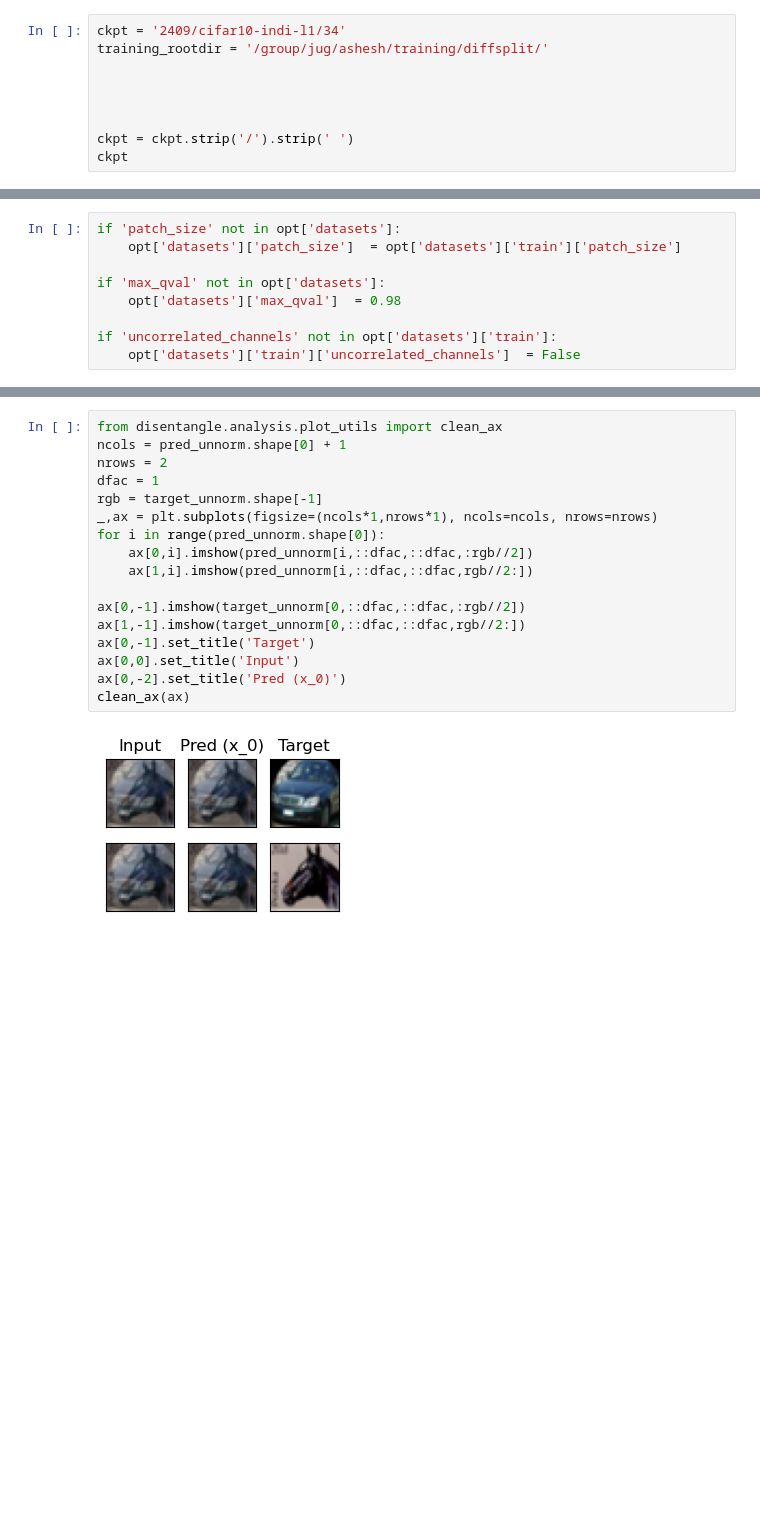
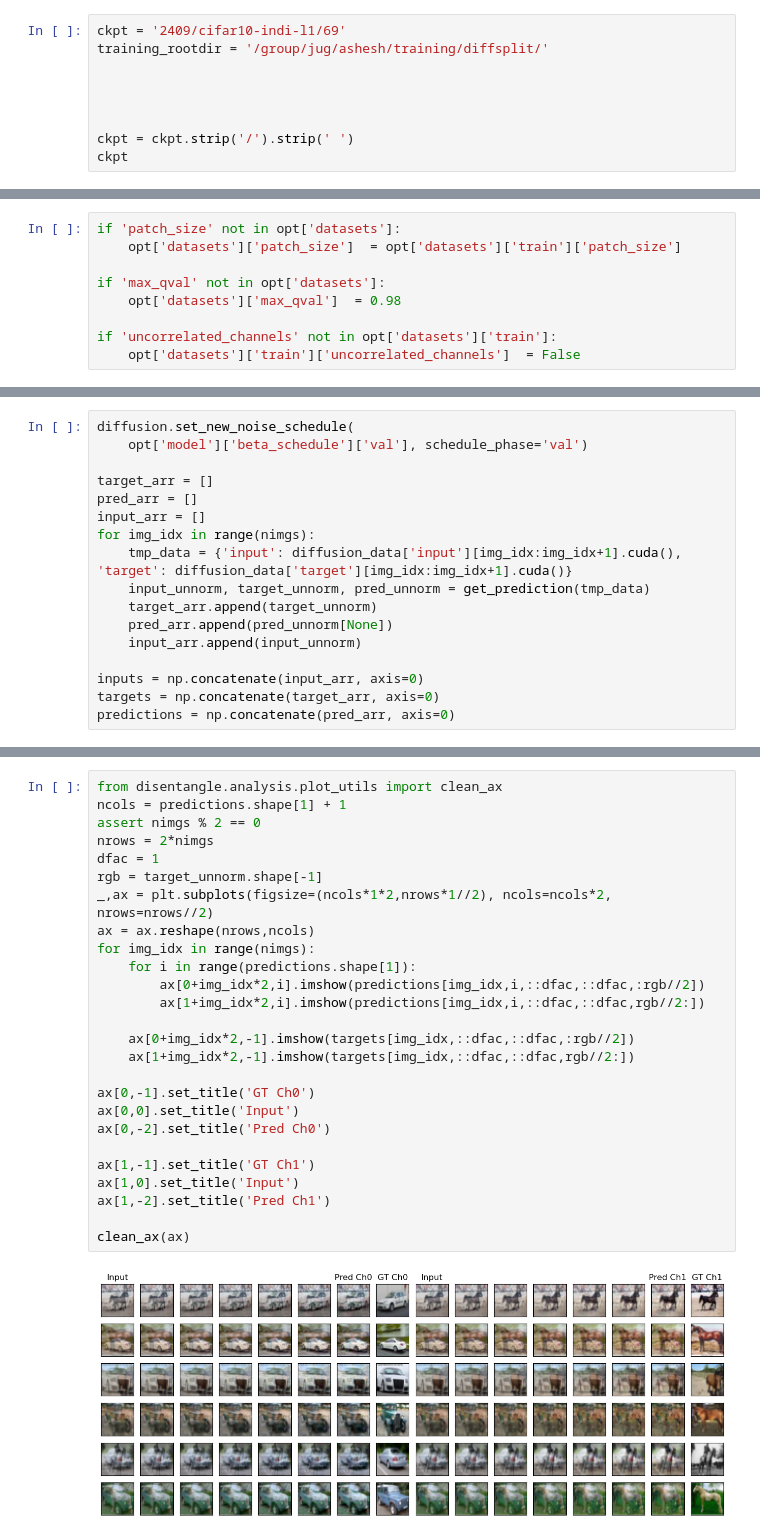
Before and after one commit to rayanirban/DiffSplitting, a Jupyter notebook: notebooks/Evaluate.ipynb, the cells around one changed output, grey strips where cells are left out. Saved outputs shown, nothing was run; the diff lists cells and outputs as text; blank space fills up the shorter version.

```diff
--- a/notebooks/Evaluate.ipynb
+++ b/notebooks/Evaluate.ipynb
@@ -2,7 +2,7 @@
 import sys
 sys.path.append('..')
 # %%
-ckpt = '2409/cifar10-indi-l1/34'
+ckpt = '2409/cifar10-indi-l1/69'
 training_rootdir = '/group/jug/ashesh/training/diffsplit/'
 
 
@@ -155,0 +197,17 @@ float64
+# %%
+diffusion.set_new_noise_schedule(
+    opt['model']['beta_schedule']['val'], schedule_phase='val')
+
+target_arr = []
+pred_arr = []
+input_arr = []
+for img_idx in range(nimgs):
+    tmp_data = {'input': diffusion_data['input'][img_idx:img_idx+1].cuda(), 'target': diffusion_data['target'][img_idx:img_idx+1].cuda()}
+    input_unnorm, target_unnorm, pred_unnorm = get_prediction(tmp_data)
+    target_arr.append(target_unnorm)
+    pred_arr.append(pred_unnorm[None])
+    input_arr.append(input_unnorm)
+
+inputs = np.concatenate(input_arr, axis=0)
+targets = np.concatenate(target_arr, axis=0)
+predictions = np.concatenate(pred_arr, axis=0)
@@ -156,19 +218,28 @@ float64
 # %%
 from disentangle.analysis.plot_utils import clean_ax
-ncols = pred_unnorm.shape[0] + 1
-nrows = 2
+ncols = predictions.shape[1] + 1
+assert nimgs % 2 == 0
+nrows = 2*nimgs
 dfac = 1
 rgb = target_unnorm.shape[-1]
-_,ax = plt.subplots(figsize=(ncols*1,nrows*1), ncols=ncols, nrows=nrows)
-for i in range(pred_unnorm.shape[0]):
-    ax[0,i].imshow(pred_unnorm[i,::dfac,::dfac,:rgb//2])
-    ax[1,i].imshow(pred_unnorm[i,::dfac,::dfac,rgb//2:])
+_,ax = plt.subplots(figsize=(ncols*1*2,nrows*1//2), ncols=ncols*2, nrows=nrows//2)
+ax = ax.reshape(nrows,ncols)
+for img_idx in range(nimgs):
+    for i in range(predictions.shape[1]):
+        ax[0+img_idx*2,i].imshow(predictions[img_idx,i,::dfac,::dfac,:rgb//2])
+        ax[1+img_idx*2,i].imshow(predictions[img_idx,i,::dfac,::dfac,rgb//2:])
 
-ax[0,-1].imshow(target_unnorm[0,::dfac,::dfac,:rgb//2])
-ax[1,-1].imshow(target_unnorm[0,::dfac,::dfac,rgb//2:])
-ax[0,-1].set_title('Target')
+    ax[0+img_idx*2,-1].imshow(targets[img_idx,::dfac,::dfac,:rgb//2])
+    ax[1+img_idx*2,-1].imshow(targets[img_idx,::dfac,::dfac,rgb//2:])
+
+ax[0,-1].set_title('GT Ch0')
 ax[0,0].set_title('Input')
-ax[0,-2].set_title('Pred (x_0)')
+ax[0,-2].set_title('Pred Ch0')
+
+ax[1,-1].set_title('GT Ch1')
+ax[1,0].set_title('Input')
+ax[1,-2].set_title('Pred Ch1')
+
 clean_ax(ax)
 # %% [output]
-[figure, old version]
+[figure, new version]
```
Also changed, not shown: parts of 17 cells of this notebook, 2 other files.
